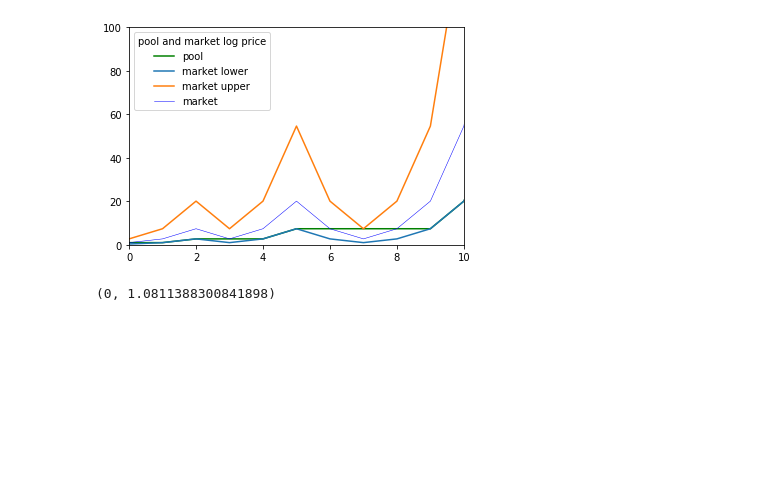
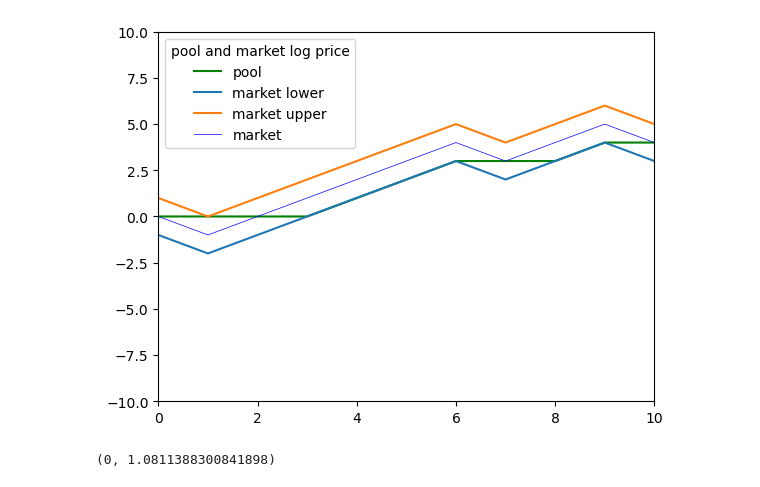
Before and after one commit to std92050/AMM, a Jupyter notebook: AMM/V3 position value simulation.ipynb, the cells around one changed output. Cells and saved outputs as stored; diff of their text form; code cells hidden in the pictures; blank space fills up the shorter version.

```diff
--- a/AMM/V3 position value simulation.ipynb
+++ b/AMM/V3 position value simulation.ipynb
@@ -45,17 +48,15 @@ S_p_array , S_m_array = pool_process( T , 0.6 , delta , gamma )
 # %%
 plt.figure()
-S_p_array , S_m_array = pool_process( T , 0.6 , delta , gamma )
-T_array=np.arange(T+1)
-plt.plot(T_array, S_p_array ,'g' , label='pool')
-plt.plot(T_array, gamma*S_m_array , label='market lower')
-plt.plot(T_array, S_m_array*(gamma**-1) , label='market upper' )
-plt.plot(T_array, S_m_array , 'b',linewidth=0.5 , label='market')
+plt.plot(T_array, np.log(S_p_array) ,'g' , label='pool')
+plt.plot(T_array, np.log(gamma*S_m_array) , label='market lower')
+plt.plot(T_array, np.log(S_m_array*(gamma**-1)) , label='market upper' )
+plt.plot(T_array, np.log(S_m_array) , 'b',linewidth=0.5 , label='market')
 plt.legend(title="pool and market log price")
 
 plt.xlim(0,10)
-plt.ylim(0,100)
+plt.ylim(-10,10)
 plt.show()
 # %% [output]
-[figure, old version]
+[figure, new version]
 # %%
 def position(P_a,P_b,L,S_p):
```
Also changed, not shown: parts of 2 cells of this notebook, 1 other file.
